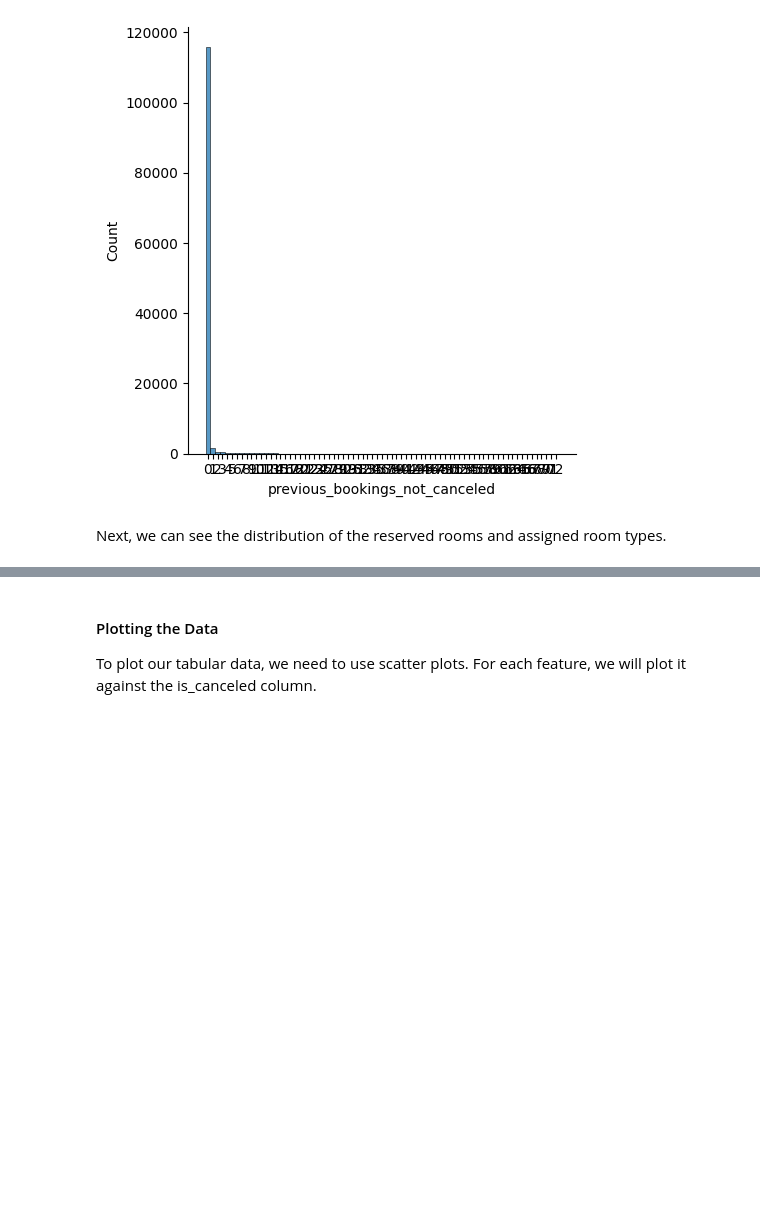
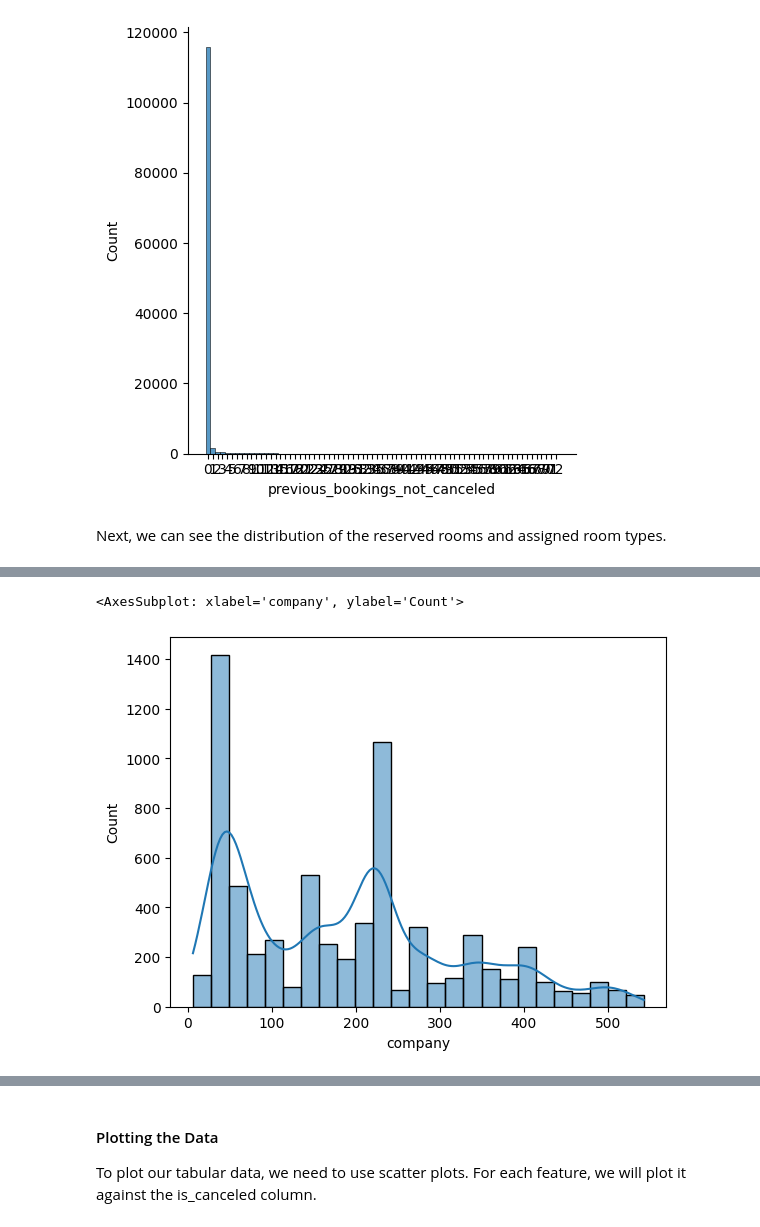
Before and after one commit to thadUra/ECS-171-Hotel-Cancellation, a Jupyter notebook: DataExplorationMilestone.ipynb, the cells around one changed output, grey strips where cells are left out. Cells and saved outputs as stored; diff of their text form; code cells hidden in the pictures; blank space fills up the shorter version.

```diff
--- a/DataExplorationMilestone.ipynb
+++ b/DataExplorationMilestone.ipynb
@@ -302,0 +324,5 @@ Next, we can see the distribution of the reserved rooms and assigned room types.
+# %%
+sns.histplot(data=df, x='company', kde=True)
+# %% [output]
+<AxesSubplot: xlabel='company', ylabel='Count'>
+[figure, added]
```
Also changed, not shown: parts of 19 cells of this notebook, 1 other file.
